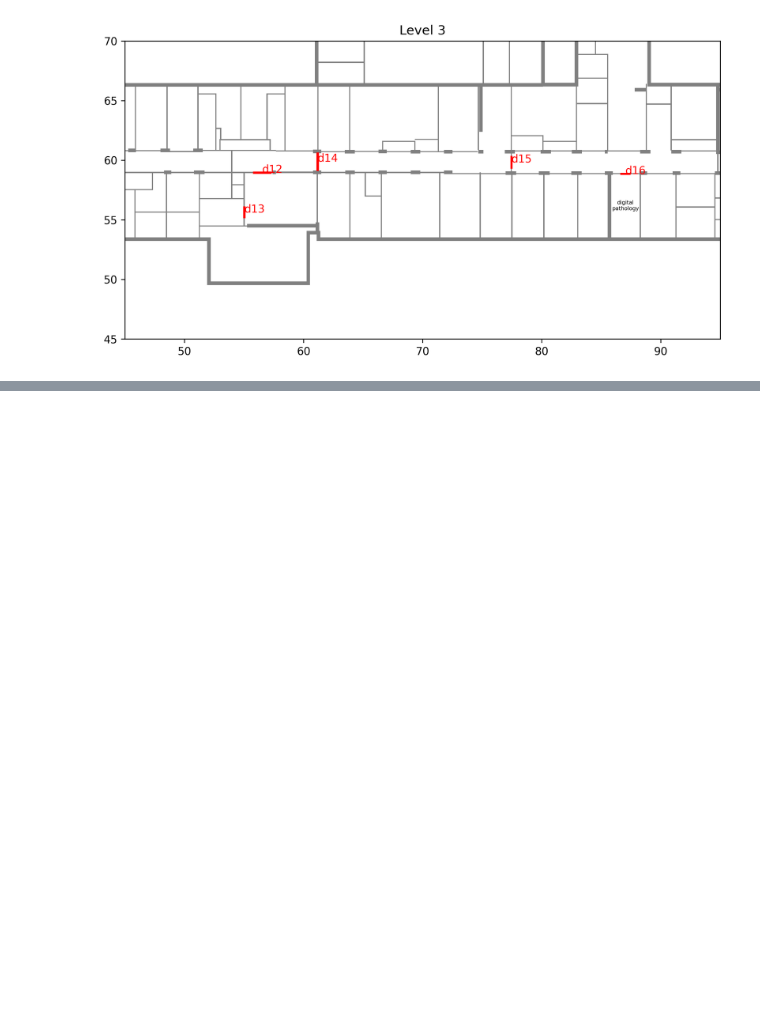
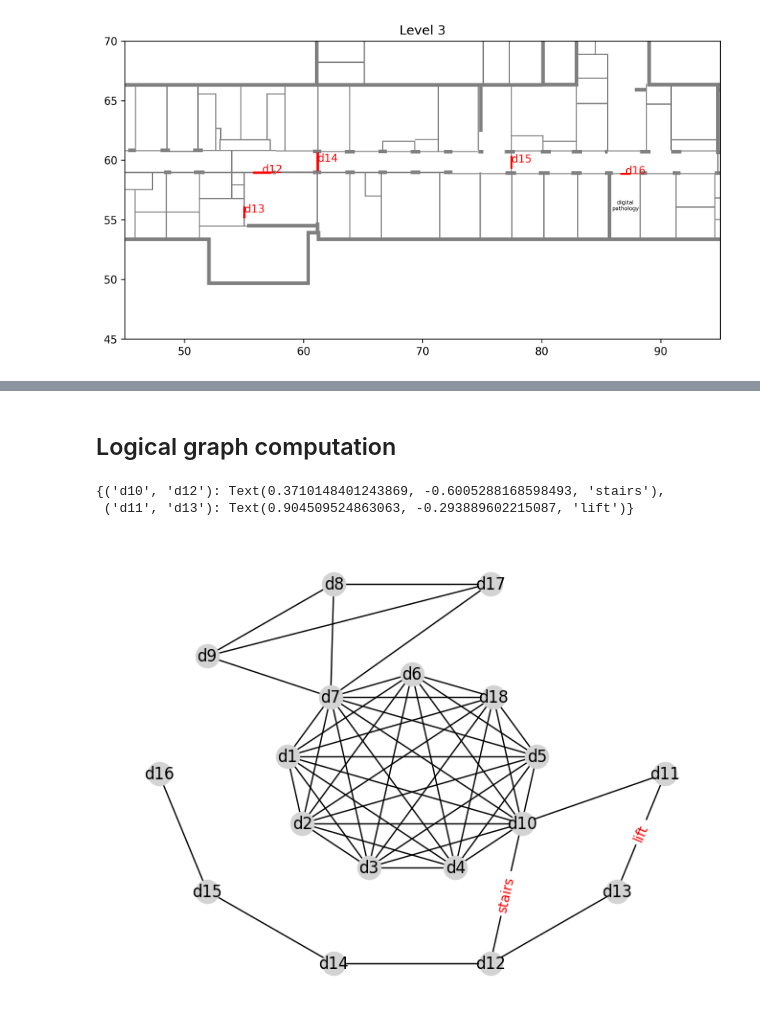
Before and after one commit to yinchi/histopath-bim-des, a Jupyter notebook: paper_rev3/ifc_parsing.ipynb, the cells around one changed output, grey strips where cells are left out. Saved outputs shown, nothing was run; the diff lists cells and outputs as text; code cells hidden in the pictures; blank space fills up the shorter version.

```diff
--- a/paper_rev3/ifc_parsing.ipynb
+++ b/paper_rev3/ifc_parsing.ipynb
@@ -168,3 +109,11 @@ for p, desc in zip(l3_spaces.centroid, l3_spaces.description):
                 verticalalignment='center')
 # %% [output]
 [figure]
+# %%
+import networkx as ntx
+from histopath_bim_des.config.runners import RunnerConfig
+import openpyxl
+from histopath_bim_des.bim import logical_graph
+
+runner_cfg_path = '../assets/histo.xlsx'
+cfg = RunnerConfig.from_excel(openpyxl.load_workbook(runner_cfg_path, data_only=True))
@@ -170,0 +138,22 @@ for p, desc in zip(l3_spaces.centroid, l3_spaces.description):
+# %% [markdown]
+## Logical graph computation
+# %%
+target_levels = [re.match(r'Level (\d+)', s).group(1) for s in bim_model.doors.floor.unique()]
+logical_graphs = {level: logical_graph(bim_model.to_shapely(level=level), cfg.runner_speed) for level in target_levels}
+full_logical_graph = ntx.compose_all(logical_graphs.values())
+for path in cfg.extra_paths: full_logical_graph.add_edge(*path.path, weight=path.duration_seconds)
+# %%
+shells = [['d6', 'd7', 'd1', 'd2', 'd3', 'd4', 'd10', 'd5', 'd18'], ['d16', 'd15', 'd14', 'd12', 'd13', 'd11', '', 'd17', 'd8', 'd9']]
+positions = ntx.shell_layout(full_logical_graph, shells)
+ntx.draw(full_logical_graph, positions, with_labels= True, font_color='black', node_color='lightgray')
+
+ntx.draw_networkx_edge_labels(
+    full_logical_graph, positions,
+    edge_labels={('d10', 'd12'): 'stairs',
+                 ('d11', 'd13'): 'lift'},
+    font_color='red'
+)
+# %% [output]
+{('d10', 'd12'): Text(0.3710148401243869, -0.6005288168598493, 'stairs'),
+ ('d11', 'd13'): Text(0.904509524863063, -0.293889602215087, 'lift')}
+[figure, added]
```
Also changed, not shown: parts of 12 cells of this notebook, 1 other file.
